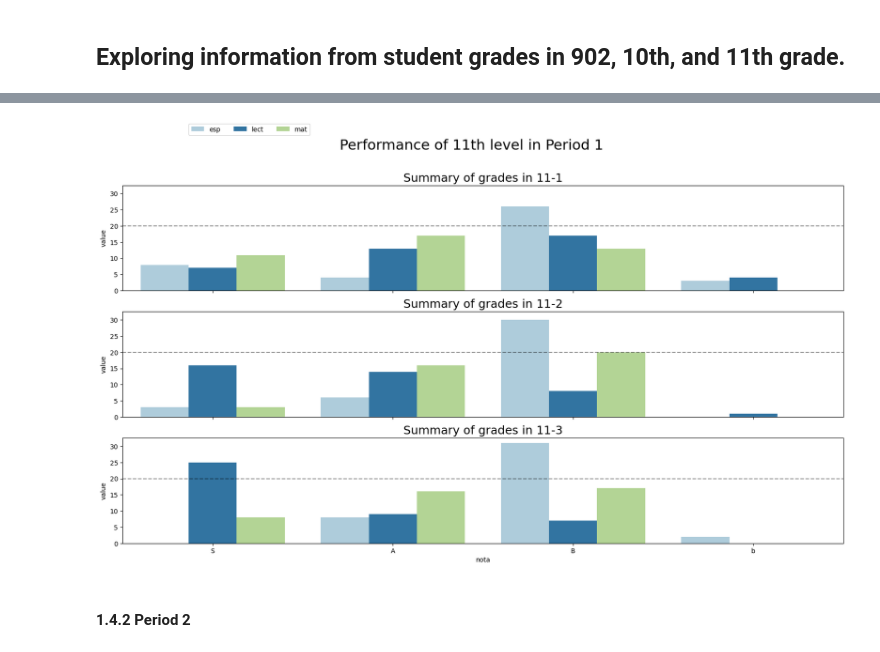
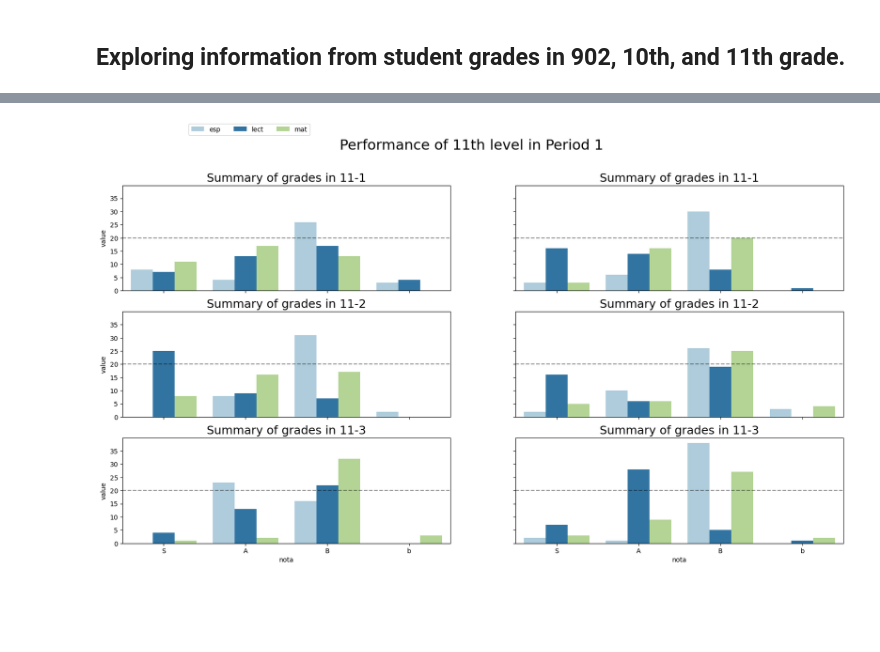
Before and after one commit to marlon-cooh/mlops, a Jupyter notebook: eda.ipynb, the cells around one changed output, grey strips where cells are left out. Saved outputs shown, nothing was run; the diff lists cells and outputs as text; code cells hidden in the pictures; blank space fills up the shorter version.

```diff
--- a/eda.ipynb
+++ b/eda.ipynb
@@ -307,0 +90,4 @@ p2_11_3 = retrieve_grade_reports(path_for_11_3, final_student=82)["p2"]
+# %%
+p1_11_3 = retrieve_grade_reports(path_for_11_3, final_student=81, period='P1')["p1"]
+p2_11_3 = retrieve_grade_reports(path_for_11_3, final_student=81, period='P2')["p2"]
+once_3 = hue_by_period(p1_11_3, p2_11_3)
@@ -319,12 +116,34 @@ plt.show()
+# %%
+titles_10 = ["10-1", "10-1", "10-2", "10-2", "10-3", "10-3", "10-4", "10-4"]
+titles_11 = ["11-1", "11-1", "11-2", "11-2", "11-3", "11-3"]
+# %%
+analysis_for_10 = [
+    decimo_1[decimo_1['period'] == 1],
+    decimo_2[decimo_2['period'] == 1],
+    decimo_3[decimo_3['period'] == 1],
+    decimo_4[decimo_4['period'] == 1],
+    decimo_1[decimo_1['period'] == 2],
+    decimo_2[decimo_2['period'] == 2],
+    decimo_3[decimo_3['period'] == 2],
+    decimo_4[decimo_4['period'] == 2],
+]
+
+analysis_for_11 = [
+    once_1[once_1['period'] == 1],
+    once_2[once_2['period'] == 1],
+    once_3[once_3['period'] == 1],
+    once_1[once_1['period'] == 2],
+    once_2[once_2['period'] == 2],
+    once_3[once_3['period'] == 2],
+]
 # %%
-fig, axes = plt.subplots(4, 1, figsize=(20, 10), sharex=True, sharey=True)
-titles = ["10-1", "10-2", "10-3", "10-4"]
-for ax, grades, title in zip(axes, [p1_10_1, p1_10_2, p1_10_3, p1_10_4], titles):
-    summary_subject_plot(grades, palette='Paired', ax=ax, show_legend=False, size=(14, 14), cols=cols_growns)
+fig, axes = plt.subplots(4, 2, figsize=(20, 10), sharex=True, sharey=True)
+for ax, title, plot in zip(axes.flatten(), titles_10, analysis_for_10):
+    summary_subject_plot(plot, palette='Paired', ax=ax, show_legend=False, size=(14, 14), cols=cols_growns)
     ax.set_title(f"Summary of grades in {title}", fontdict={"fontsize": 18})
     ax.axhline(y=20, xmin=0, xmax=1, linestyle="--", linewidth=1.5, zorder=10, alpha=3/7, color='black')
 
-handles, labels = axes[0].get_legend_handles_labels()
+handles, labels = axes.flatten()[0].get_legend_handles_labels()
 fig.legend(handles, labels, loc="upper right", ncol=4, bbox_to_anchor=(0.33, 1.02))
 
 fig.tight_layout(rect=[0, 1, 1, 0.92])
@@ -335,18 +154,15 @@ plt.show()
 # %%
-fig, axes = plt.subplots(3, 1, figsize=(20, 10), sharex=True, sharey=True)
-titles = ["11-1", "11-2", "11-3"]
-for ax, grades, title in zip(axes, [p1_11_1, p1_11_2, p1_11_3], titles):
-    summary_subject_plot(grades, palette='Paired', ax=ax, show_legend=False, size=(14, 14), cols=cols_growns)
+fig, axes = plt.subplots(3, 2, figsize=(20, 10), sharex=True, sharey=True)
+for ax, title, plot in zip(axes.flatten(), titles_11, analysis_for_11):
+    summary_subject_plot(plot, palette='Paired', ax=ax, show_legend=False, size=(14, 14), cols=cols_growns)
     ax.set_title(f"Summary of grades in {title}", fontdict={"fontsize": 18})
     ax.axhline(y=20, xmin=0, xmax=1, linestyle="--", linewidth=1.5, zorder=10, alpha=3/7, color='black')
 
-handles, labels = axes[0].get_legend_handles_labels()
+handles, labels = axes.flatten()[0].get_legend_handles_labels()
 fig.legend(handles, labels, loc="upper right", ncol=4, bbox_to_anchor=(0.33, 1.02))
 
 fig.tight_layout(rect=[0, 1, 1, 0.92])
 plt.suptitle("Performance of 11th level in Period 1", fontsize=22)
 plt.show()
 # %% [output]
-[figure, old version]
+[figure, new version]
-# %% [markdown]
-#### 1.4.2 Period 2
```
Also changed, not shown: parts of 100 cells of this notebook, 2 other files.
